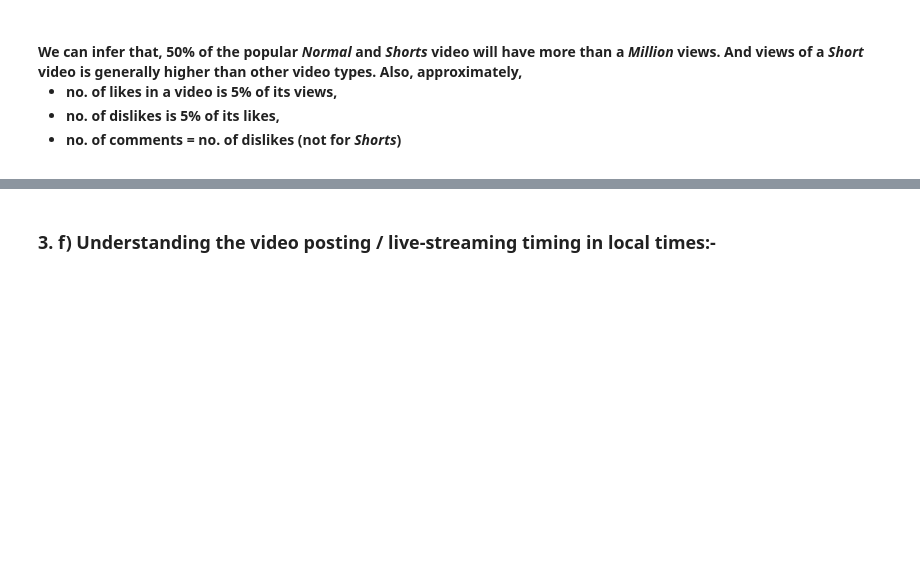
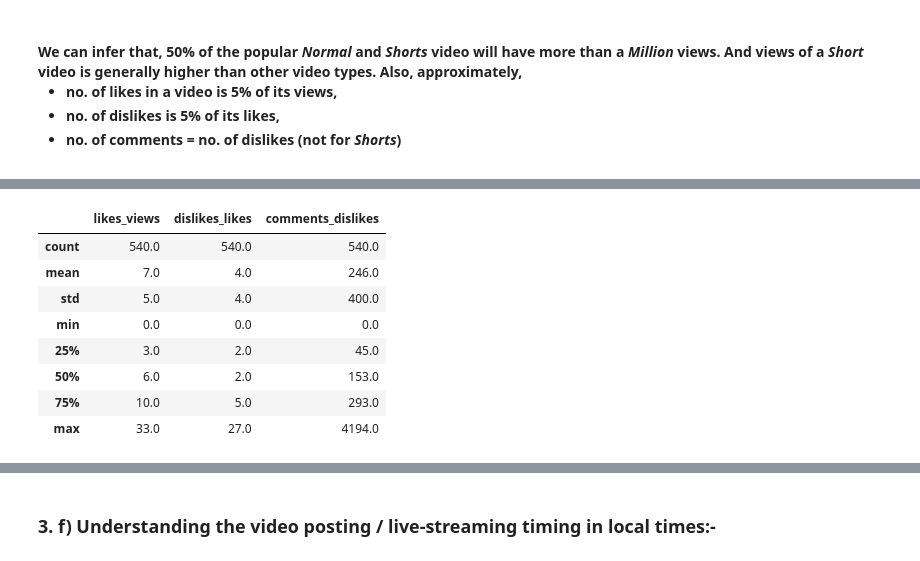
Before and after one commit to AniketMondal/DA_YouTube_Popular_Videos, a Jupyter notebook: YouTube_Popular_Videos_Analysis_2.ipynb, the cells around one changed output, grey strips where cells are left out. Saved outputs shown, nothing was run; the diff lists cells and outputs as text; code cells hidden in the pictures; blank space fills up the shorter version.

```diff
--- a/YouTube_Popular_Videos_Analysis_2.ipynb
+++ b/YouTube_Popular_Videos_Analysis_2.ipynb
@@ -393,3 +397,15 @@ fig.set_figwidth(27)
+# %%
+round(a_sub.describe())
+# %% [output]
+|  | likes_views | dislikes_likes | comments_dislikes |
+| count | 540.0 | 540.0 | 540.0 |
+| mean | 7.0 | 4.0 | 246.0 |
+| std | 5.0 | 4.0 | 400.0 |
+| min | 0.0 | 0.0 | 0.0 |
+| 25% | 3.0 | 2.0 | 45.0 |
+| 50% | 6.0 | 2.0 | 153.0 |
+| 75% | 10.0 | 5.0 | 293.0 |
+| max | 33.0 | 27.0 | 4194.0 |
 # %%
 ge5 = sns.catplot(data=a,orient="h",kind="box",sharex=False,height=8,aspect=3.8,palette="magma")
 ge5.figure.suptitle("Overall distribution of engagement metrices",y=1.02)
```
Also changed, not shown: parts of 23 cells of this notebook.
